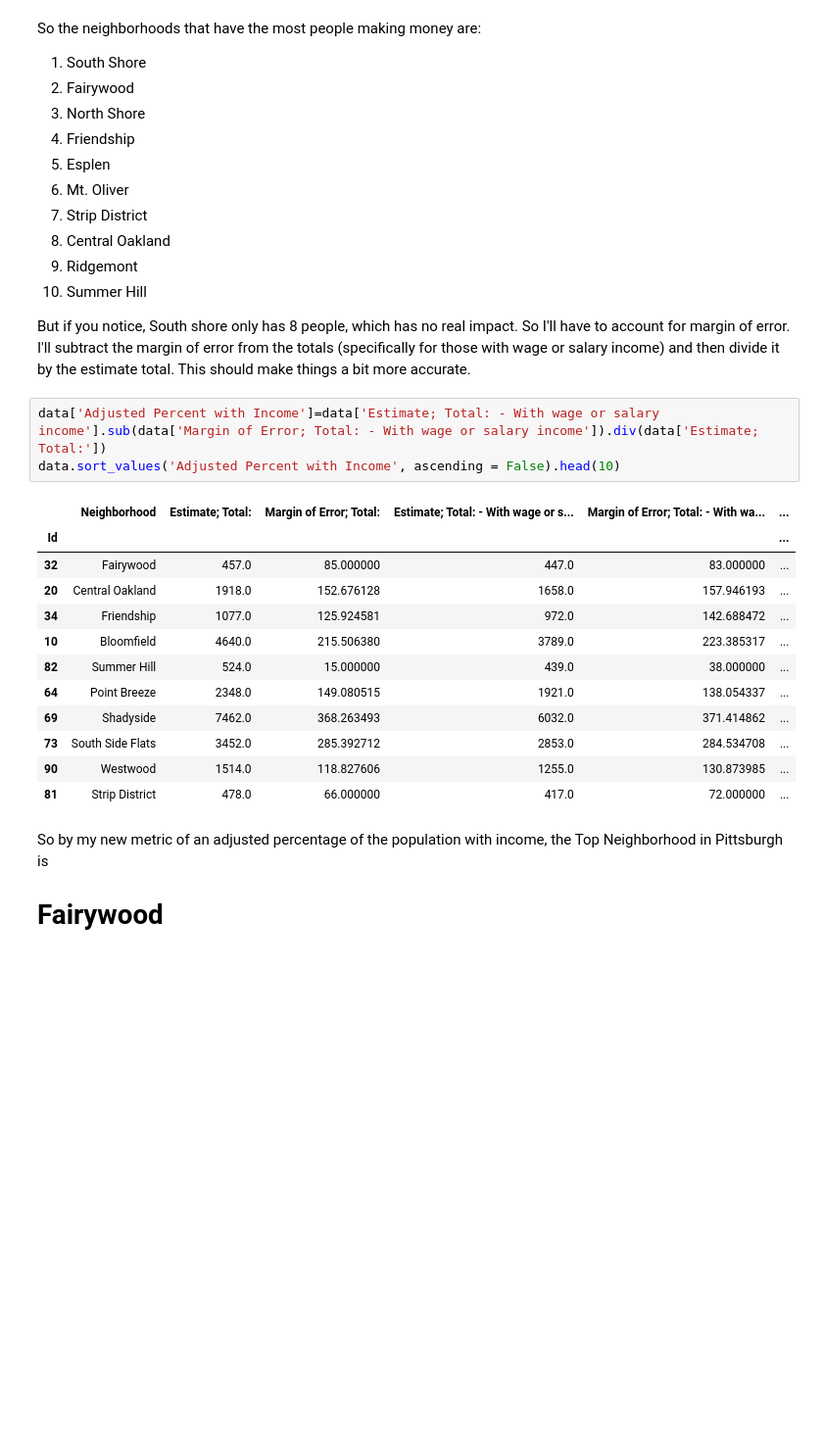
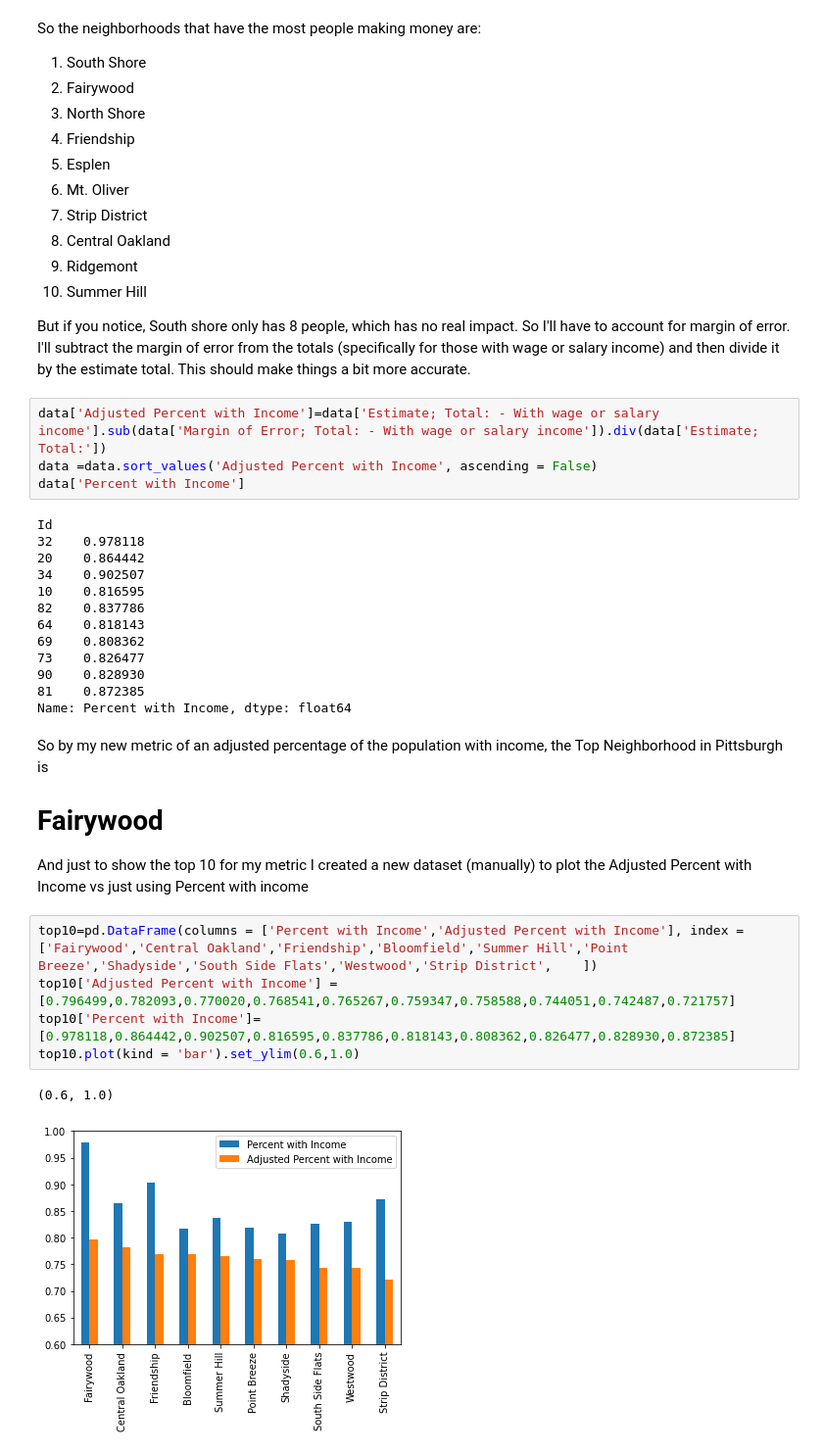
Before and after one commit to pitt-sci-cmpinf0010/Final-Project, a Jupyter notebook: Notebook John.ipynb, the cells around one changed output. Shown at 98% size. Cells and saved outputs as stored; diff of their text form; blank space fills up the shorter version.

Commit message:
A couple updates
Updated my notebook's conclusion.
Added a rudimentary intro to our Final-Project file.
Added team name to readme.

```diff
--- a/Notebook John.ipynb
+++ b/Notebook John.ipynb
@@ -83,23 +83,34 @@ So the neighborhoods that have the most people making money are:
 But if you notice, South shore only has 8 people, which has no real impact. So I'll have to account for margin of error. I'll subtract the margin of error from the totals (specifically for those with wage or salary income) and then divide it by the estimate total. This should make things a bit more accurate.
 # %%
 data['Adjusted Percent with Income']=data['Estimate; Total: - With wage or salary income'].sub(data['Margin of Error; Total: - With wage or salary income']).div(data['Estimate; Total:'])
-data.sort_values('Adjusted Percent with Income', ascending = False).head(10)
+data =data.sort_values('Adjusted Percent with Income', ascending = False)
+data['Percent with Income']
 # %% [output]
-|  | Neighborhood | Estimate; Total: | Margin of Error; Total: | Estimate; Total: - With wage or s... | Margin of Error; Total: - With wa... | ... |
-| Id |  |  |  |  |  | ... |
-| 32 | Fairywood | 457.0 | 85.000000 | 447.0 | 83.000000 | ... |
-| 20 | Central Oakland | 1918.0 | 152.676128 | 1658.0 | 157.946193 | ... |
-| 34 | Friendship | 1077.0 | 125.924581 | 972.0 | 142.688472 | ... |
-| 10 | Bloomfield | 4640.0 | 215.506380 | 3789.0 | 223.385317 | ... |
-| 82 | Summer Hill | 524.0 | 15.000000 | 439.0 | 38.000000 | ... |
-| 64 | Point Breeze | 2348.0 | 149.080515 | 1921.0 | 138.054337 | ... |
-| 69 | Shadyside | 7462.0 | 368.263493 | 6032.0 | 371.414862 | ... |
-| 73 | South Side Flats | 3452.0 | 285.392712 | 2853.0 | 284.534708 | ... |
-| 90 | Westwood | 1514.0 | 118.827606 | 1255.0 | 130.873985 | ... |
-| 81 | Strip District | 478.0 | 66.000000 | 417.0 | 72.000000 | ... |
+Id
+32    0.978118
+20    0.864442
+34    0.902507
+10    0.816595
+82    0.837786
+64    0.818143
+69    0.808362
+73    0.826477
+90    0.828930
+81    0.872385
+Name: Percent with Income, dtype: float64
 # %% [markdown]
 So by my new metric of an adjusted percentage of the population with income, the Top Neighborhood in Pittsburgh is
 # Fairywood
+
+And just to show the top 10 for my metric I created a new dataset (manually) to plot the Adjusted Percent with Income vs just using Percent with income
+# %%
+top10=pd.DataFrame(columns = ['Percent with Income','Adjusted Percent with Income'], index =['Fairywood','Central Oakland','Friendship','Bloomfield','Summer Hill','Point Breeze','Shadyside','South Side Flats','Westwood','Strip District',    ])
+top10['Adjusted Percent with Income'] = [0.796499,0.782093,0.770020,0.768541,0.765267,0.759347,0.758588,0.744051,0.742487,0.721757]
+top10['Percent with Income']= [0.978118,0.864442,0.902507,0.816595,0.837786,0.818143,0.808362,0.826477,0.828930,0.872385]
+top10.plot(kind = 'bar').set_ylim(0.6,1.0)
+# %% [output]
+(0.6, 1.0)
+[figure, added]
 # %% [markdown]
 ## Conclusion:
 
```
Also changed, not shown: parts of 1 cell of this notebook, 6 other files.
